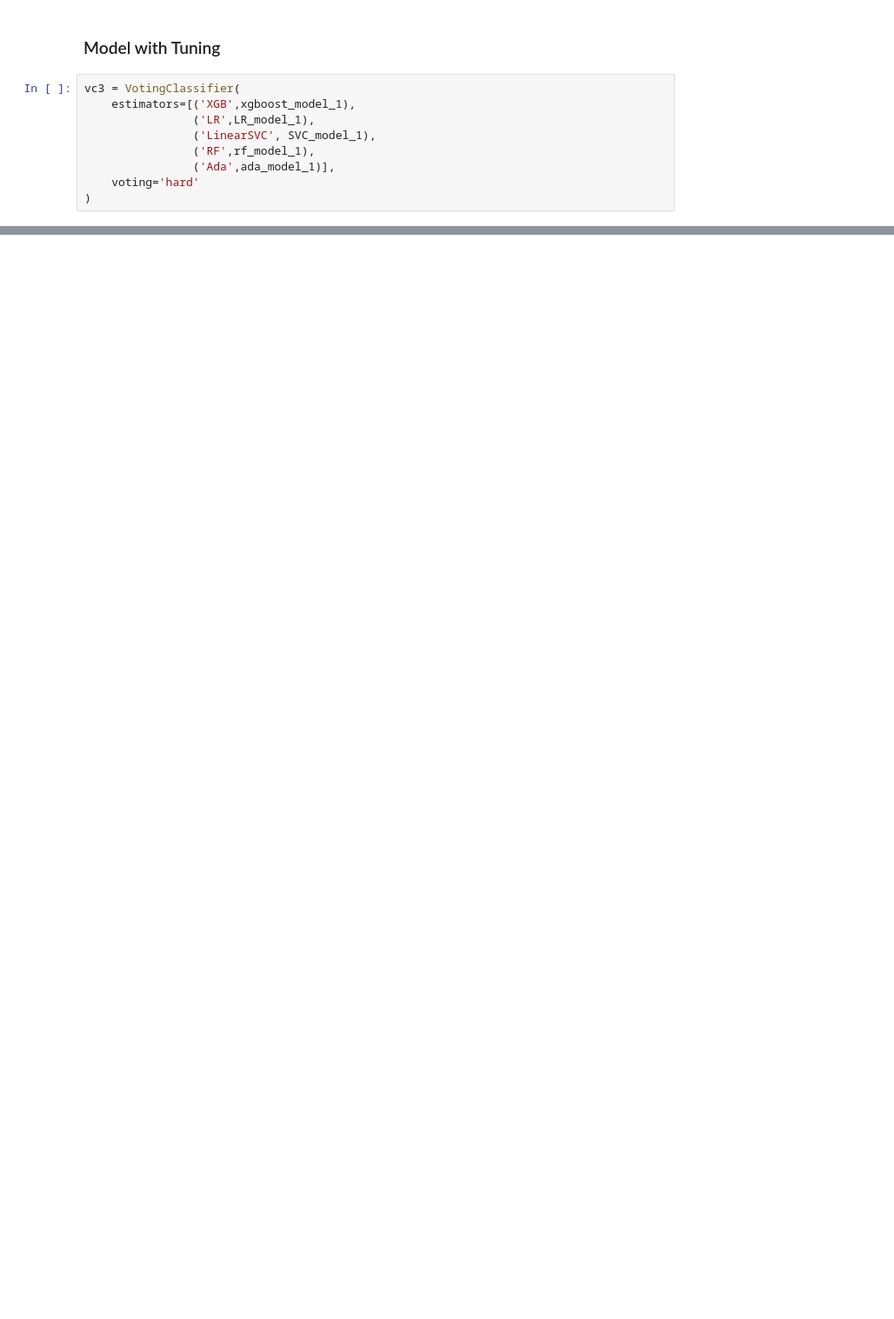
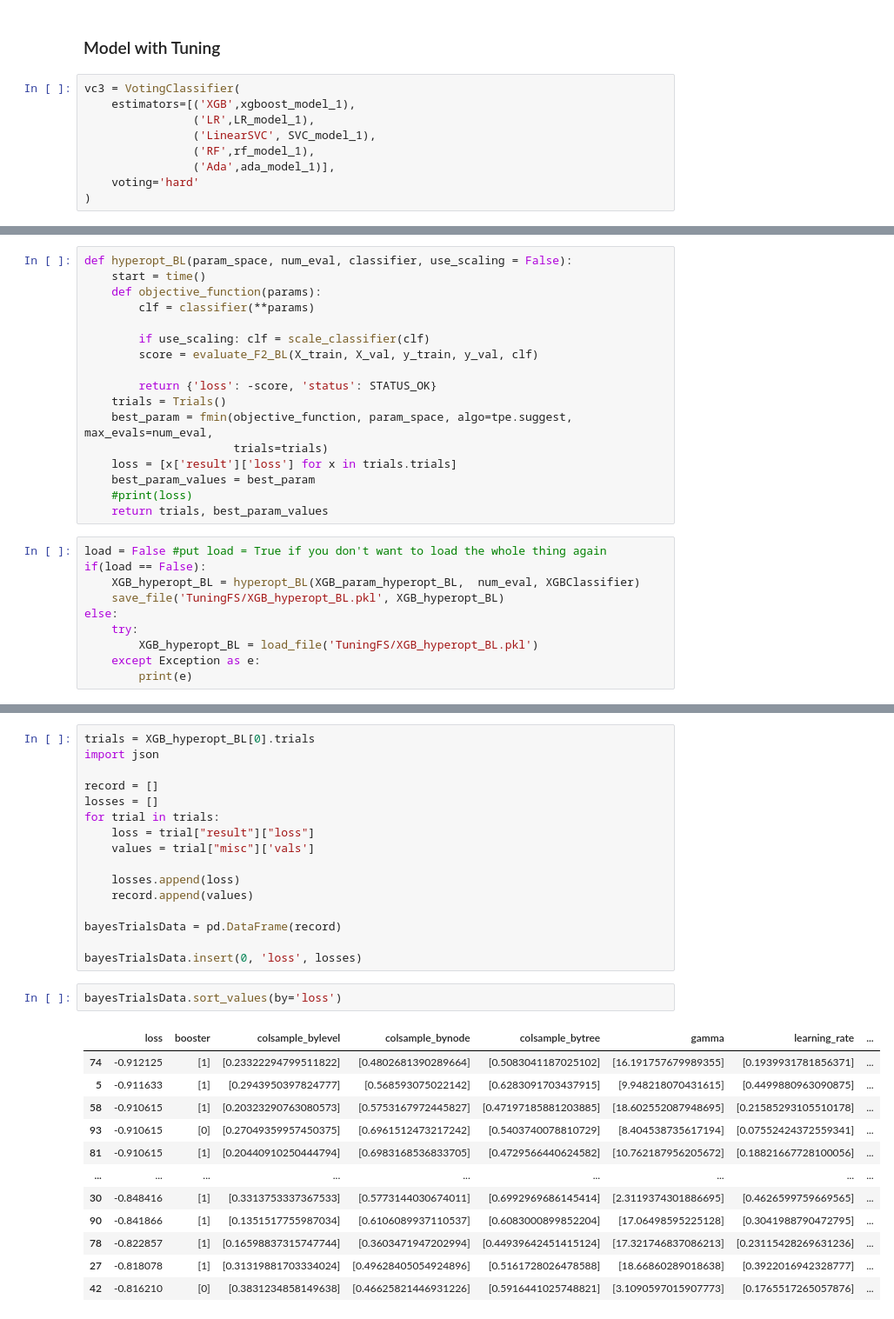
Before and after one commit to IzhakJames/FraudAnalytics, a Jupyter notebook: BT4012_Project_FS.ipynb, the cells around one changed output, grey strips where cells are left out. Shown at 87% size. Cells and saved outputs as stored; diff of their text form; blank space fills up the shorter version.

Commit message:
finished balanced training

```diff
--- a/BT4012_Project_FS.ipynb
+++ b/BT4012_Project_FS.ipynb
@@ -1757,0 +2931,27 @@ vc3
+# %%
+def hyperopt_BL(param_space, num_eval, classifier, use_scaling = False):
+    start = time()
+    def objective_function(params):
+        clf = classifier(**params)
+
+        if use_scaling: clf = scale_classifier(clf)
+        score = evaluate_F2_BL(X_train, X_val, y_train, y_val, clf)
+
+        return {'loss': -score, 'status': STATUS_OK}
+    trials = Trials()
+    best_param = fmin(objective_function, param_space, algo=tpe.suggest, max_evals=num_eval,
+                      trials=trials)
+    loss = [x['result']['loss'] for x in trials.trials]
+    best_param_values = best_param
+    #print(loss)
+    return trials, best_param_values
+# %%
+load = False #put load = True if you don't want to load the whole thing again
+if(load == False):
+    XGB_hyperopt_BL = hyperopt_BL(XGB_param_hyperopt_BL,  num_eval, XGBClassifier)
+    save_file('TuningFS/XGB_hyperopt_BL.pkl', XGB_hyperopt_BL)
+else:
+    try:
+        XGB_hyperopt_BL = load_file('TuningFS/XGB_hyperopt_BL.pkl')
+    except Exception as e:
+        print(e)
@@ -1757,0 +2974,31 @@ vc3
+# %%
+trials = XGB_hyperopt_BL[0].trials
+import json
+
+record = []
+losses = []
+for trial in trials:
+    loss = trial["result"]["loss"]
+    values = trial["misc"]['vals']
+
+    losses.append(loss)
+    record.append(values)
+
+bayesTrialsData = pd.DataFrame(record)
+
+bayesTrialsData.insert(0, 'loss', losses)
+# %%
+bayesTrialsData.sort_values(by='loss')
+# %% [output]
+|  | loss | booster | colsample_bylevel | colsample_bynode | colsample_bytree | gamma | learning_rate | ... |
+| 74 | -0.912125 | [1] | [0.23322294799511822] | [0.4802681390289664] | [0.5083041187025102] | [16.191757679989355] | [0.1939931781856371] | ... |
+| 5 | -0.911633 | [1] | [0.2943950397824777] | [0.568593075022142] | [0.6283091703437915] | [9.948218070431615] | [0.4499880963090875] | ... |
+| 58 | -0.910615 | [1] | [0.20323290763080573] | [0.5753167972445827] | [0.47197185881203885] | [18.602552087948695] | [0.21585293105510178] | ... |
+| 93 | -0.910615 | [0] | [0.27049359957450375] | [0.6961512473217242] | [0.5403740078810729] | [8.404538735617194] | [0.07552424372559341] | ... |
+| 81 | -0.910615 | [1] | [0.20440910250444794] | [0.6983168536833705] | [0.4729566440624582] | [10.762187956205672] | [0.18821667728100056] | ... |
+| ... | ... | ... | ... | ... | ... | ... | ... | ... |
+| 30 | -0.848416 | [1] | [0.3313753337367533] | [0.5773144030674011] | [0.6992969686145414] | [2.3119374301886695] | [0.4626599759669565] | ... |
+| 90 | -0.841866 | [1] | [0.1351517755987034] | [0.6106089937110537] | [0.6083000899852204] | [17.06498595225128] | [0.3041988790472795] | ... |
+| 78 | -0.822857 | [1] | [0.16598837315747744] | [0.3603471947202994] | [0.44939642451415124] | [17.321746837086213] | [0.23115428269631236] | ... |
+| 27 | -0.818078 | [1] | [0.31319881703334024] | [0.49628405054924896] | [0.5161728026478588] | [18.66860289018638] | [0.3922016942328777] | ... |
+| 42 | -0.816210 | [0] | [0.3831234858149638] | [0.46625821446931226] | [0.5916441025748821] | [3.1090597015907773] | [0.1765517265057876] | ... |
```
Also changed, not shown: parts of 146 cells of this notebook, 14 other files.
